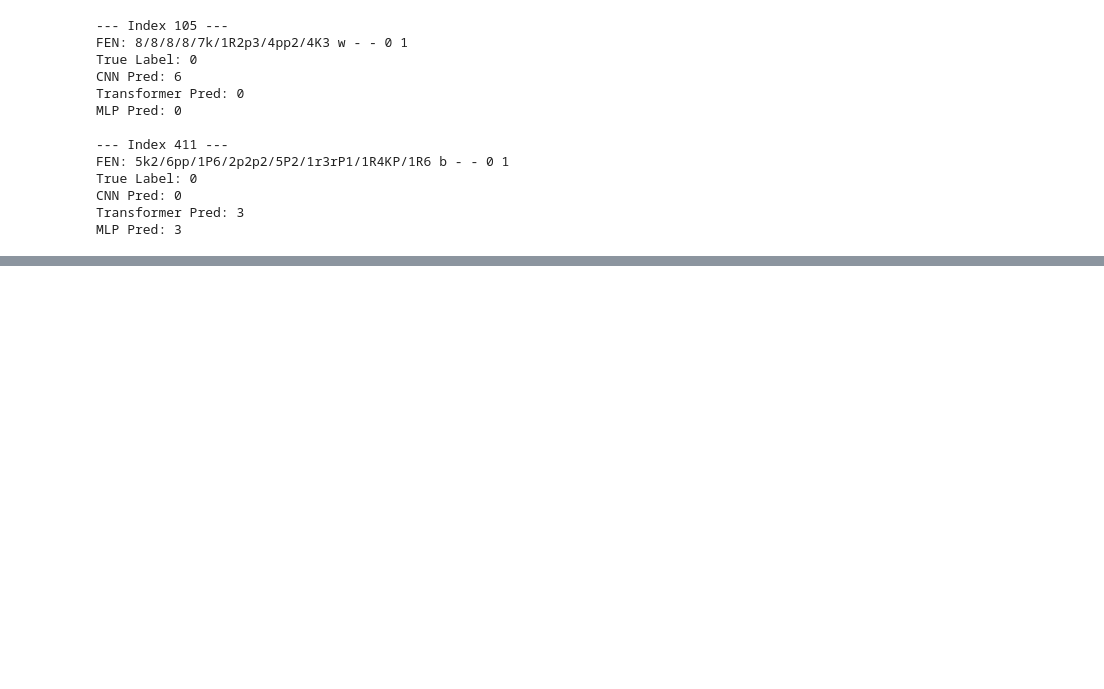
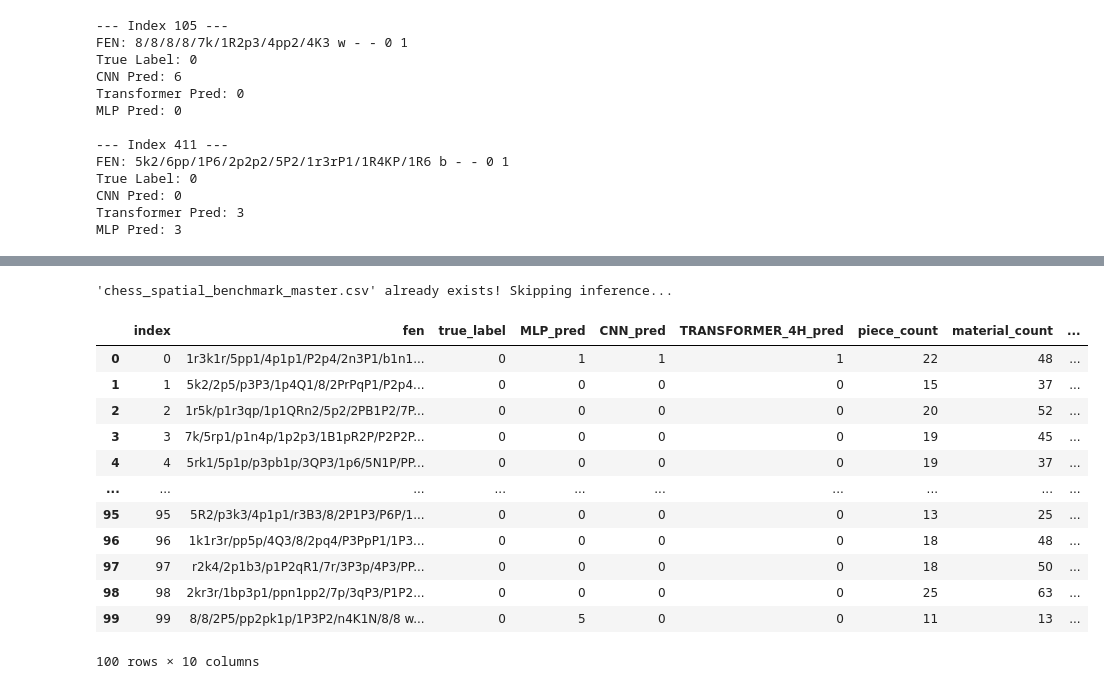
Before and after one commit to wang-yuancheng/chess, a Jupyter notebook: 06_unified_model_testing.ipynb, the cells around one changed output, grey strips where cells are left out. Drawn from its saved outputs; the diff is of its cells as text; code cells hidden in the pictures; blank space fills up the shorter version.

Commit message:
Collect metric data

```diff
--- a/06_unified_model_testing.ipynb
+++ b/06_unified_model_testing.ipynb
@@ -1015,3 +1015,36 @@ def extract_spatial_features(fen) -> dict[str, float | int | str]:
         'sliding_ratio': round(sliding_ratio, 4),
         'msr': round(msr, 4)
     }
+# %%
+output_filename = "chess_spatial_benchmark_master.csv"
+
+if Path(output_filename).exists():
+    print(f"'{output_filename}' already exists! Skipping inference...")
+    df = pd.read_csv(output_filename)
+else:
+    tqdm.pandas(desc="Calculating...")
+
+    features_series = df['fen'].progress_apply(extract_spatial_features)
+
+    features_df = pd.DataFrame(features_series.tolist())
+    df_master = pd.merge(df, features_df, on='fen')
+
+    df_master.to_csv(output_filename, index=False)
+    print(f"\nSuccess! Saved to {output_filename}")
+
+df_master.head(100)
+# %% [output]
+'chess_spatial_benchmark_master.csv' already exists! Skipping inference...
+|  | index | fen | true_label | MLP_pred | CNN_pred | TRANSFORMER_4H_pred | piece_count | material_count | ... |
+| 0 | 0 | 1r3k1r/5pp1/4p1p1/P2p4/2n3P1/b1n1... | 0 | 1 | 1 | 1 | 22 | 48 | ... |
+| 1 | 1 | 5k2/2p5/p3P3/1p4Q1/8/2PrPqP1/P2p4... | 0 | 0 | 0 | 0 | 15 | 37 | ... |
+| 2 | 2 | 1r5k/p1r3qp/1p1QRn2/5p2/2PB1P2/7P... | 0 | 0 | 0 | 0 | 20 | 52 | ... |
+| 3 | 3 | 7k/5rp1/p1n4p/1p2p3/1B1pR2P/P2P2P... | 0 | 0 | 0 | 0 | 19 | 45 | ... |
+| 4 | 4 | 5rk1/5p1p/p3pb1p/3QP3/1p6/5N1P/PP... | 0 | 0 | 0 | 0 | 19 | 37 | ... |
+| ... | ... | ... | ... | ... | ... | ... | ... | ... | ... |
+| 95 | 95 | 5R2/p3k3/4p1p1/r3B3/8/2P1P3/P6P/1... | 0 | 0 | 0 | 0 | 13 | 25 | ... |
+| 96 | 96 | 1k1r3r/pp5p/4Q3/8/2pq4/P3PpP1/1P3... | 0 | 0 | 0 | 0 | 18 | 48 | ... |
+| 97 | 97 | r2k4/2p1b3/p1P2qR1/7r/3P3p/4P3/PP... | 0 | 0 | 0 | 0 | 18 | 50 | ... |
+| 98 | 98 | 2kr3r/1bp3p1/ppn1pp2/7p/3qP3/P1P2... | 0 | 0 | 0 | 0 | 25 | 63 | ... |
+| 99 | 99 | 8/8/2P5/pp2pk1p/1P3P2/n4K1N/8/8 w... | 0 | 5 | 0 | 0 | 11 | 13 | ... |
+100 rows × 10 columns
```
Also changed, not shown: 1 other file.
